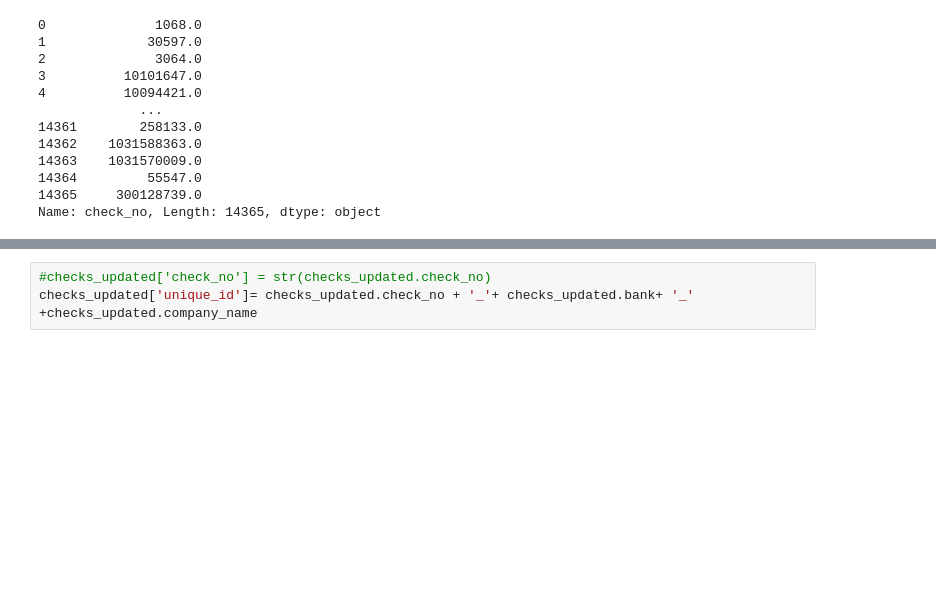
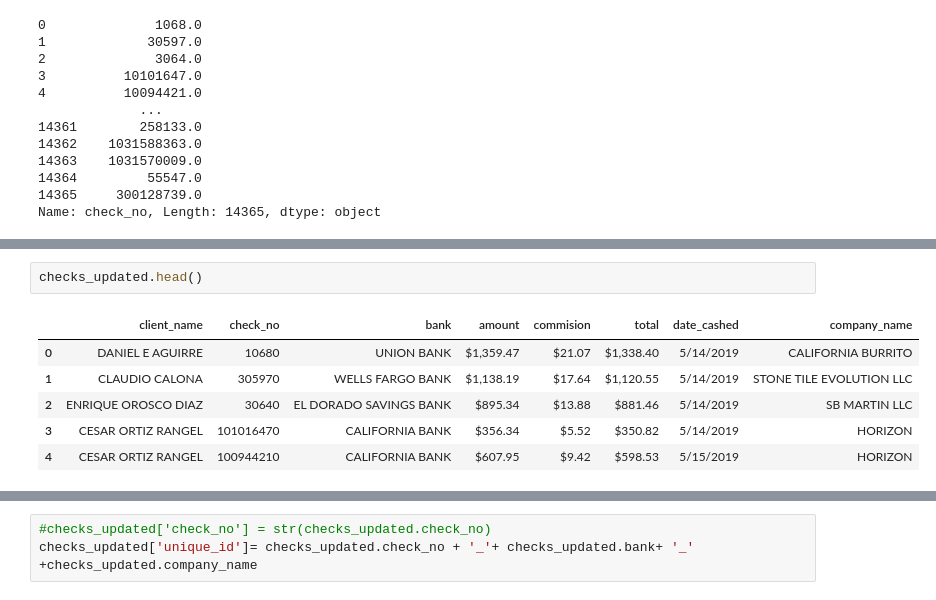
Before and after one commit to kassandratrejo/StatsForecast, a Jupyter notebook: Checks_List.ipynb, the cells around one changed output, grey strips where cells are left out. Drawn from its saved outputs; the diff is of its cells as text; blank space fills up the shorter version.

```diff
--- a/Checks_List.ipynb
+++ b/Checks_List.ipynb
@@ -199,0 +228,9 @@ Name: check_no, Length: 14365, dtype: object
+# %%
+checks_updated.head()
+# %% [output]
+|  | client_name | check_no | bank | amount | commision | total | date_cashed | company_name |
+| 0 | DANIEL E AGUIRRE | 10680 | UNION BANK | $1,359.47 | $21.07 | $1,338.40 | 5/14/2019 | CALIFORNIA BURRITO |
+| 1 | CLAUDIO CALONA | 305970 | WELLS FARGO BANK | $1,138.19 | $17.64 | $1,120.55 | 5/14/2019 | STONE TILE EVOLUTION LLC |
+| 2 | ENRIQUE OROSCO DIAZ | 30640 | EL DORADO SAVINGS BANK | $895.34 | $13.88 | $881.46 | 5/14/2019 | SB MARTIN LLC |
+| 3 | CESAR ORTIZ RANGEL | 101016470 | CALIFORNIA BANK | $356.34 | $5.52 | $350.82 | 5/14/2019 | HORIZON |
+| 4 | CESAR ORTIZ RANGEL | 100944210 | CALIFORNIA BANK | $607.95 | $9.42 | $598.53 | 5/15/2019 | HORIZON |
```
Also changed, not shown: parts of 18 cells of this notebook.
